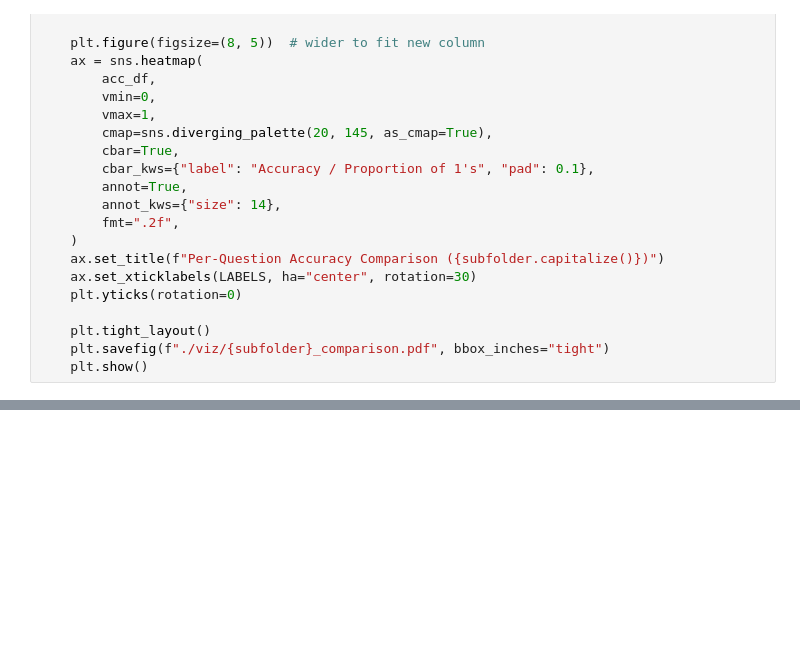
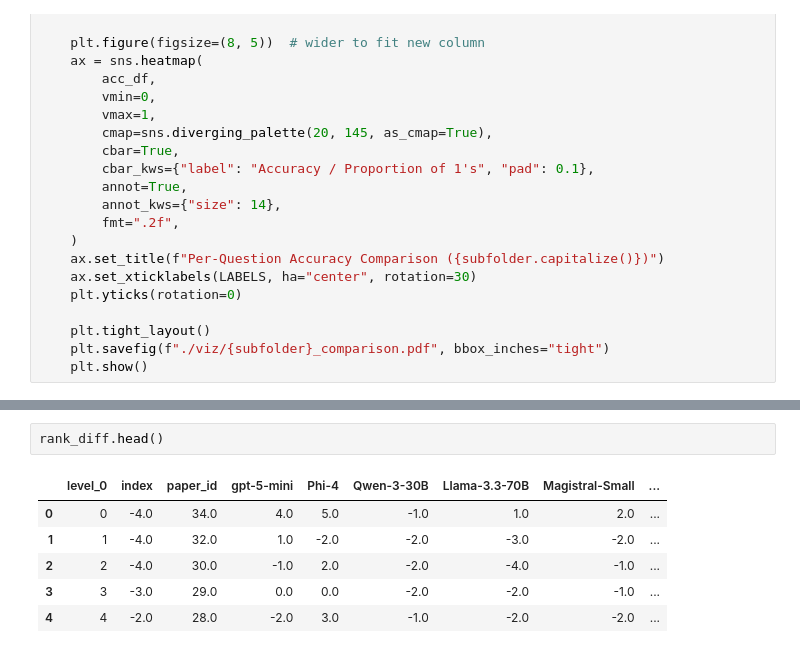
Before and after one commit to timovdk/grolts-llm, a Jupyter notebook: eval/per_case_study_comparison.ipynb, the cells around one changed output, grey strips where cells are left out. Drawn from its saved outputs; the diff is of its cells as text; blank space fills up the shorter version.

```diff
--- a/eval/per_case_study_comparison.ipynb
+++ b/eval/per_case_study_comparison.ipynb
@@ -336,0 +622,9 @@ for subfolder in SUBFOLDERS:
+# %%
+rank_diff.head()
+# %% [output]
+|  | level_0 | index | paper_id | gpt-5-mini | Phi-4 | Qwen-3-30B | Llama-3.3-70B | Magistral-Small | ... |
+| 0 | 0 | -4.0 | 34.0 | 4.0 | 5.0 | -1.0 | 1.0 | 2.0 | ... |
+| 1 | 1 | -4.0 | 32.0 | 1.0 | -2.0 | -2.0 | -3.0 | -2.0 | ... |
+| 2 | 2 | -4.0 | 30.0 | -1.0 | 2.0 | -2.0 | -4.0 | -1.0 | ... |
+| 3 | 3 | -3.0 | 29.0 | 0.0 | 0.0 | -2.0 | -2.0 | -1.0 | ... |
+| 4 | 4 | -2.0 | 28.0 | -2.0 | 3.0 | -1.0 | -2.0 | -2.0 | ... |
```
Also changed, not shown: parts of 8 cells of this notebook, 6 other files.
